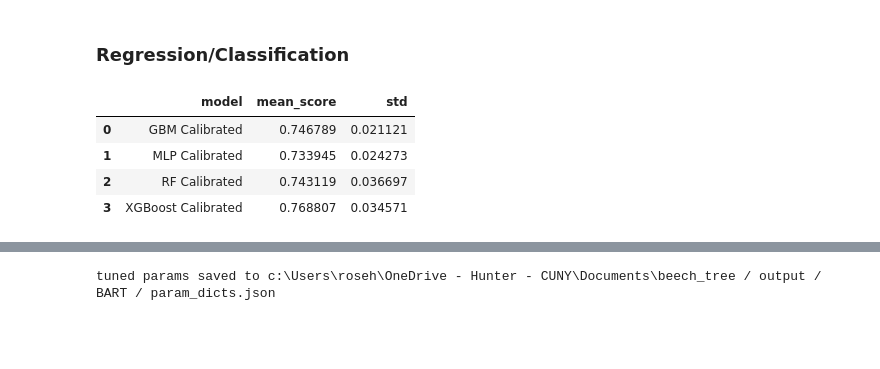
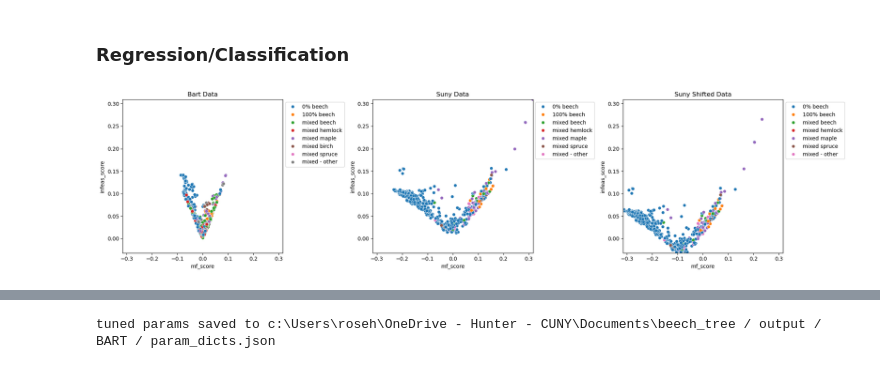
Before and after one commit to rosehanuy/beech-catskills, a Jupyter notebook: data_stack.ipynb, the cells around one changed output, grey strips where cells are left out. Saved outputs shown, nothing was run; the diff lists cells and outputs as text; code cells hidden in the pictures; blank space fills up the shorter version.

Commit message:
model deployer class

```diff
--- a/data_stack.ipynb
+++ b/data_stack.ipynb
@@ -1185,8 +1485,4 @@ md.compare_clf_model_results() # TODO: test and plot results for target site
 # %%
-md.result_df
+md.plot_input_data()
 # %% [output]
-|  | model | mean_score | std |
-| 0 | GBM Calibrated | 0.746789 | 0.021121 |
-| 1 | MLP Calibrated | 0.733945 | 0.024273 |
-| 2 | RF Calibrated | 0.743119 | 0.036697 |
-| 3 | XGBoost Calibrated | 0.768807 | 0.034571 |
+[figure, added]
```
Also changed, not shown: parts of 24 cells of this notebook.
